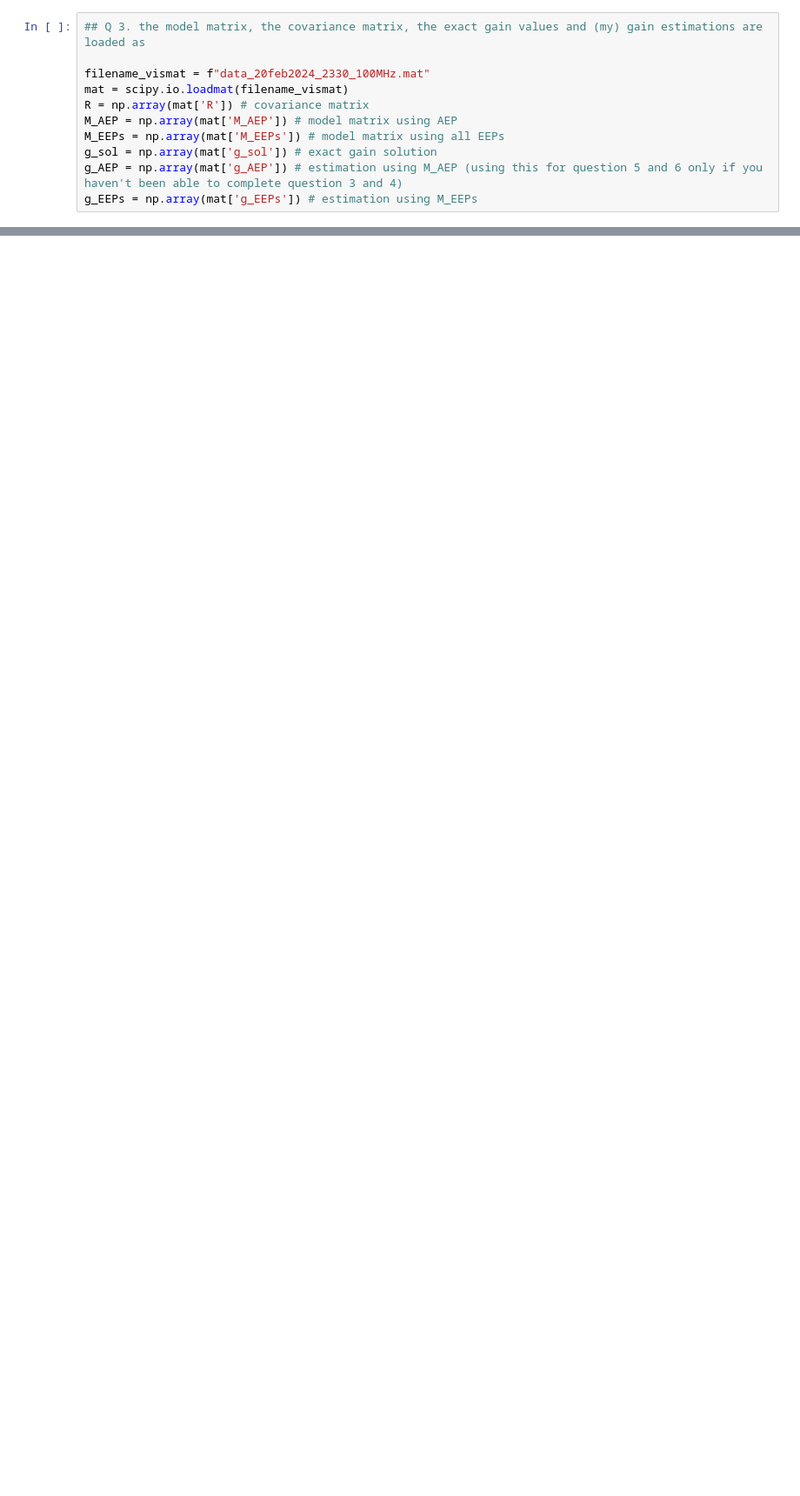
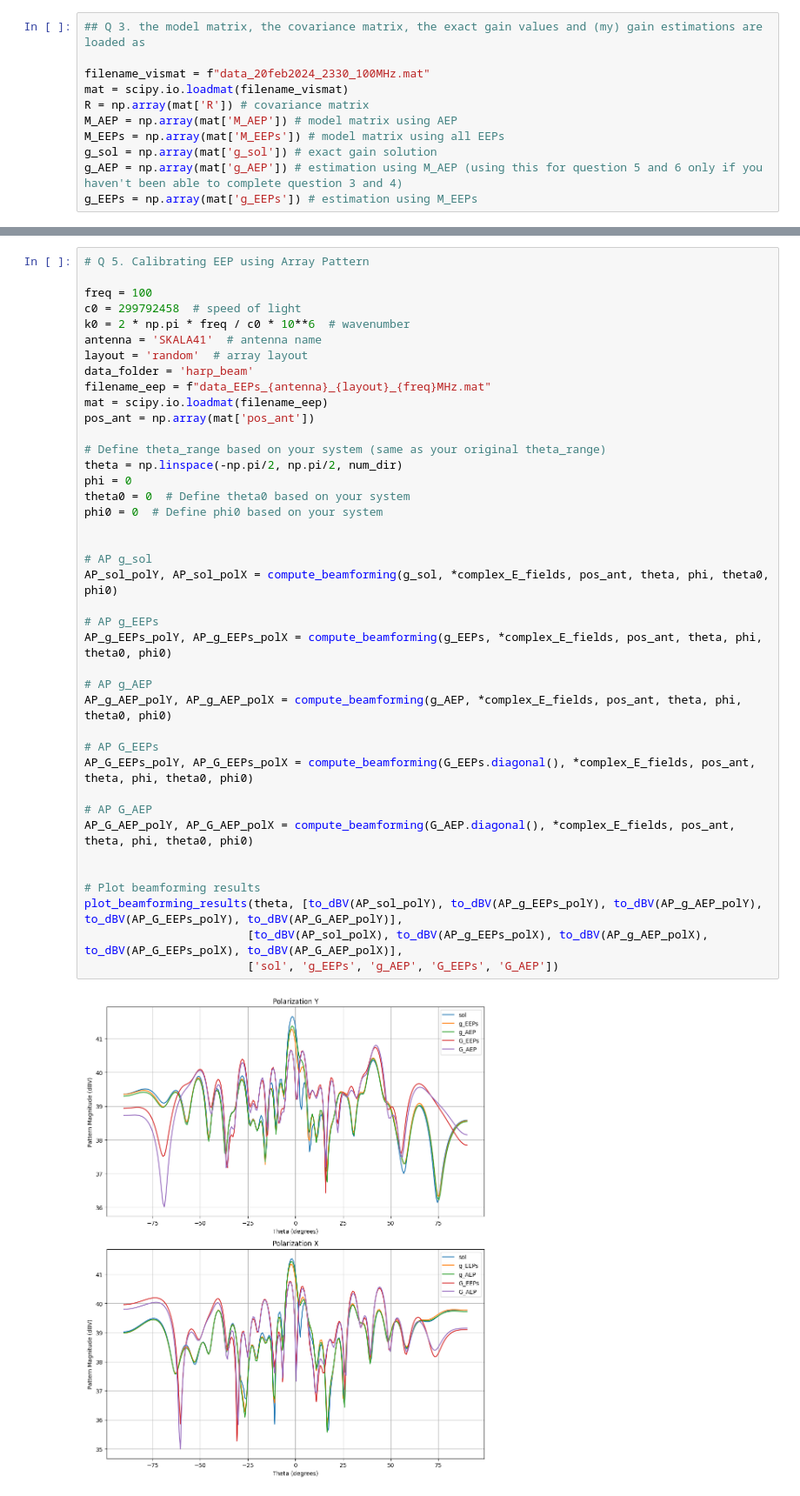
Before and after one commit to MaxTalberg/SKA-low-mini-project, a Jupyter notebook: harp_beam/CW.ipynb, the cells around one changed output, grey strips where cells are left out. Shown at 87% size. Saved outputs shown, nothing was run; the diff lists cells and outputs as text; blank space fills up the shorter version.

```diff
--- a/harp_beam/CW.ipynb
+++ b/harp_beam/CW.ipynb
@@ -138,0 +74,42 @@ plt.show()
+# %%
+# Q 5. Calibrating EEP using Array Pattern
+
+freq = 100
+c0 = 299792458  # speed of light
+k0 = 2 * np.pi * freq / c0 * 10**6  # wavenumber
+antenna = 'SKALA41'  # antenna name
+layout = 'random'  # array layout
+data_folder = 'harp_beam'
+filename_eep = f"data_EEPs_{antenna}_{layout}_{freq}MHz.mat"
+mat = scipy.io.loadmat(filename_eep)
+pos_ant = np.array(mat['pos_ant'])
+
+# Define theta_range based on your system (same as your original theta_range)
+theta = np.linspace(-np.pi/2, np.pi/2, num_dir)
+phi = 0
+theta0 = 0  # Define theta0 based on your system
+phi0 = 0  # Define phi0 based on your system
+
+
+# AP g_sol
+AP_sol_polY, AP_sol_polX = compute_beamforming(g_sol, *complex_E_fields, pos_ant, theta, phi, theta0, phi0)
+
+# AP g_EEPs
+AP_g_EEPs_polY, AP_g_EEPs_polX = compute_beamforming(g_EEPs, *complex_E_fields, pos_ant, theta, phi, theta0, phi0)
+
+# AP g_AEP
+AP_g_AEP_polY, AP_g_AEP_polX = compute_beamforming(g_AEP, *complex_E_fields, pos_ant, theta, phi, theta0, phi0)
+
+# AP G_EEPs
+AP_G_EEPs_polY, AP_G_EEPs_polX = compute_beamforming(G_EEPs.diagonal(), *complex_E_fields, pos_ant, theta, phi, theta0, phi0)
+
+# AP G_AEP
+AP_G_AEP_polY, AP_G_AEP_polX = compute_beamforming(G_AEP.diagonal(), *complex_E_fields, pos_ant, theta, phi, theta0, phi0)
+
+
+# Plot beamforming results
+plot_beamforming_results(theta, [to_dBV(AP_sol_polY), to_dBV(AP_g_EEPs_polY), to_dBV(AP_g_AEP_polY), to_dBV(AP_G_EEPs_polY), to_dBV(AP_G_AEP_polY)],
+                        [to_dBV(AP_sol_polX), to_dBV(AP_g_EEPs_polX), to_dBV(AP_g_AEP_polX), to_dBV(AP_G_EEPs_polX), to_dBV(AP_G_AEP_polX)],
+                        ['sol', 'g_EEPs', 'g_AEP', 'G_EEPs', 'G_AEP'])
+# %% [output]
+[figure, added]
```
Also changed, not shown: parts of 10 cells of this notebook, 4 other files.
